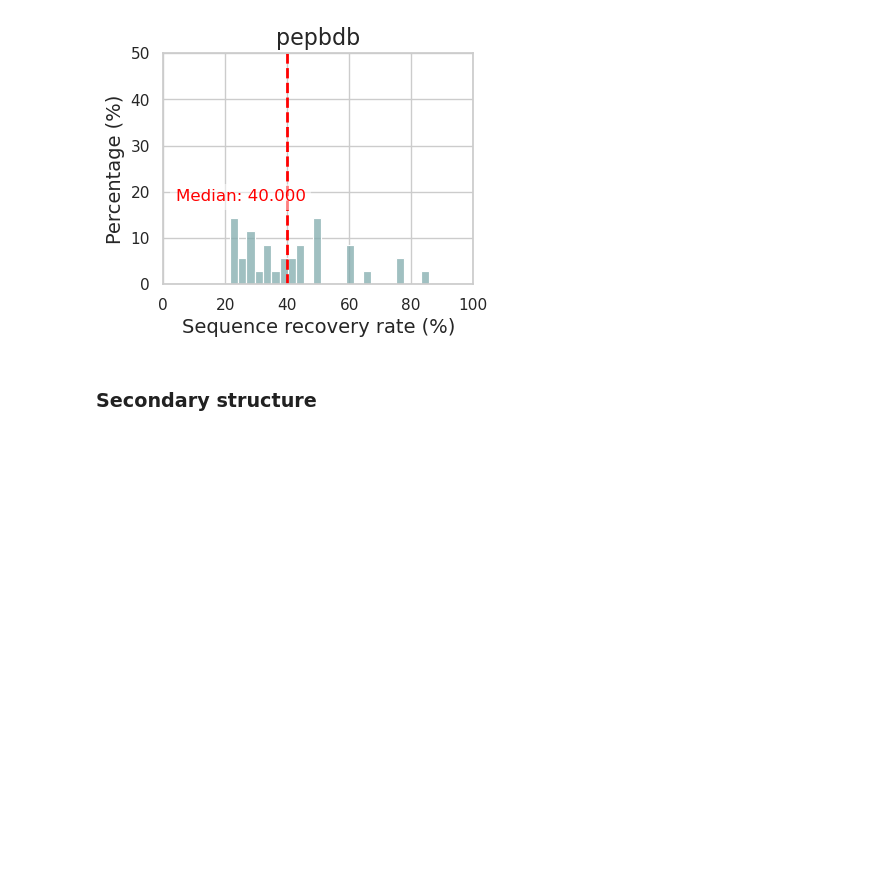
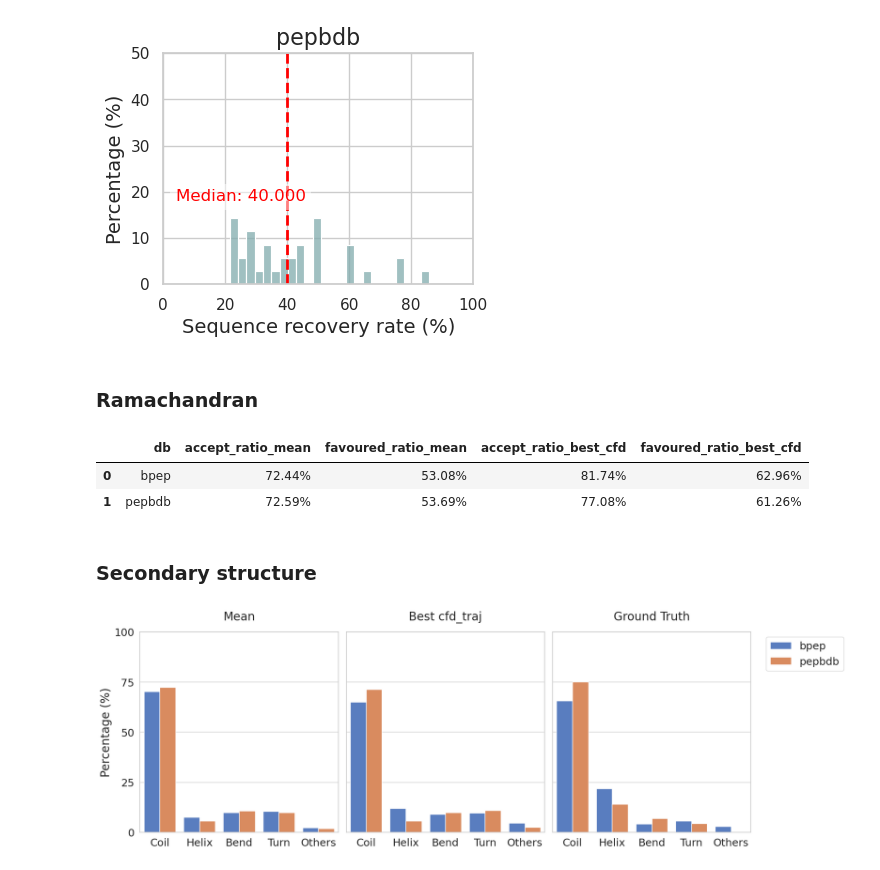
Before and after one commit to yzq-web/PocketXMol, a Jupyter notebook: metrics_stat.ipynb, the cells around one changed output. Drawn from its saved outputs; the diff is of its cells as text; code cells hidden in the pictures; blank space fills up the shorter version.

```diff
--- a/metrics_stat.ipynb
+++ b/metrics_stat.ipynb
@@ -607,6 +615,7 @@ df_gen_pepbdb = pepdesign_metric_stat(gen_dir_pepbdb)
 Dropped 2217 rows with failed pepdesign
 # %%
 df_gen_merge = pd.concat([df_gen_bpep, df_gen_pepbdb], ignore_index=True) # df_gen_cpep,
+df_gen_merge_full = pd.concat([df_gen_bpep_full, df_gen_pepbdb_full], ignore_index=True)
 # %% [markdown]
 ### RMSD / TM-score / DockQ
 # %%
@@ -810,3 +910,5 @@ plot_seq_recovery_hist(df_gen_merge[df_gen_merge['db']=='bpep'].copy(), db_name=
 plot_seq_recovery_hist(df_gen_merge[df_gen_merge['db']=='pepbdb'].copy(), db_name='pepbdb', output_path='./metric_stat/pepdesign_seq_recovery_rate_pepbdb.png')
 # %% [output]
 [figure]
+# %% [markdown]
+### Ramachandran
@@ -812,0 +940,6 @@ plot_seq_recovery_hist(df_gen_merge[df_gen_merge['db']=='pepbdb'].copy(), db_nam
+# %%
+df_rama_combined
+# %% [output]
+|  | db | accept_ratio_mean | favoured_ratio_mean | accept_ratio_best_cfd | favoured_ratio_best_cfd |
+| 0 | bpep | 72.44% | 53.08% | 81.74% | 62.96% |
+| 1 | pepbdb | 72.59% | 53.69% | 77.08% | 61.26% |
@@ -814,0 +1004,69 @@ plot_seq_recovery_hist(df_gen_merge[df_gen_merge['db']=='pepbdb'].copy(), db_nam
+# %%
+# Percentage
+df_ss_percent_mean = df_ss_mapped_mean.div(df_ss_mapped_mean.sum(axis=1), axis=0) * 100
+df_ss_percent_best_cfd = df_ss_mapped_best_cfd.div(df_ss_mapped_best_cfd.sum(axis=1), axis=0) * 100
+df_ss_gt_percent = df_ss_gt_mapped.div(df_ss_gt_mapped.sum(axis=1), axis=0) * 100
+# %%
+def prepare_plot_data(df_percent, label):
+    df_long = df_percent.reset_index().melt(id_vars='db', var_name='SS_Type', value_name='Percentage')
+    df_long['Source'] = label
+    display_map = {
+        'Coil (-)': 'Coil', 'Helix (H, G, I)': 'Helix', 'Bend (S)': 'Bend',
+        'Turn (T)': 'Turn', 'Others (E, B)': 'Others'
+    }
+    df_long['SS_Type'] = df_long['SS_Type'].map(display_map)
+    return df_long
+
+df_pred_mean = prepare_plot_data(df_ss_percent_mean, 'Mean')
+df_pred_best_cfd = prepare_plot_data(df_ss_percent_best_cfd, 'Best cfd_traj')
+df_gt = prepare_plot_data(df_ss_gt_percent, 'Ground Truth')
+# %%
+ss_order = ['Coil', 'Helix', 'Bend', 'Turn', 'Others']
+sns.set_theme(style="whitegrid")
+
+fig, axes = plt.subplots(1, 3, figsize=(18, 6), sharey=True)
+
+plot_datasets = [
+    ("Mean", df_pred_mean, axes[0]),
+    ("Best cfd_traj", df_pred_best_cfd, axes[1]),
+    ("Ground Truth", df_gt, axes[2])
+]
+
+for i, (title, data, ax) in enumerate(plot_datasets):
+    # 绘图：x为结构类型，hue为db分组
+    sns.barplot(
+        data=data,
+        x='SS_Type',
+        y='Percentage',
+        hue='db',
+        order=ss_order,
+        palette='muted',
+        ax=ax
+    )
+
+    # 细节设置
+    ax.set_title(title, fontsize=20, pad=20)
+    ax.set_xlabel('', fontsize=16)
+    ax.set_yticks([0, 25, 50, 75, 100])
+    ax.set_ylim(0, 100)
+    ax.tick_params(axis='both', labelsize=18)
+
+    # 只有左侧图保留 Y 轴标签
+    if ax == axes[0]:
+        ax.set_ylabel('Percentage (%)', fontsize=20)
+    else:
+        ax.set_ylabel('')
+
+    if i < 2:
+        # 前两个图去掉图例
+        if ax.get_legend():
+            ax.get_legend().remove()
+    else:
+        # 最后一个图保留图例并放到右侧外
+        ax.legend(title='', loc='upper left', bbox_to_anchor=(1.05, 1), fontsize=18)
+
+plt.tight_layout()
+plt.savefig('./metric_stat/pepdesign_ss_comparison.png', dpi=300, bbox_inches='tight')
+plt.show()
+# %% [output]
+[figure, added]
```
Also changed, not shown: parts of 27 cells of this notebook, 21 other files.
